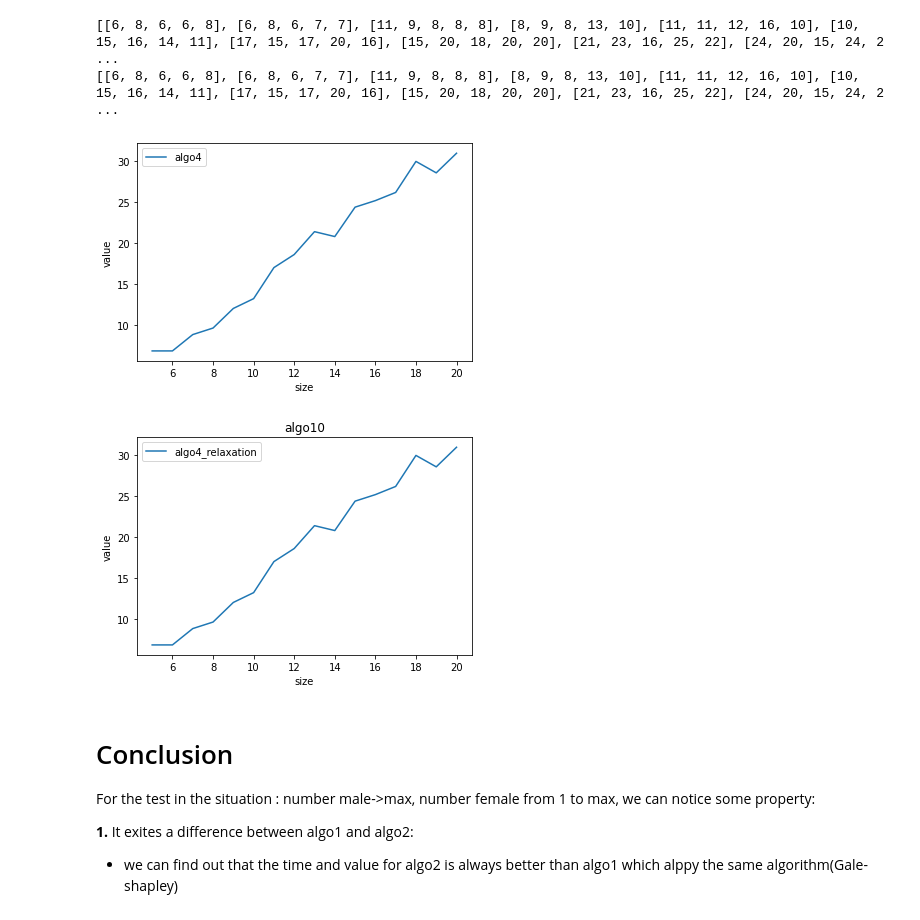
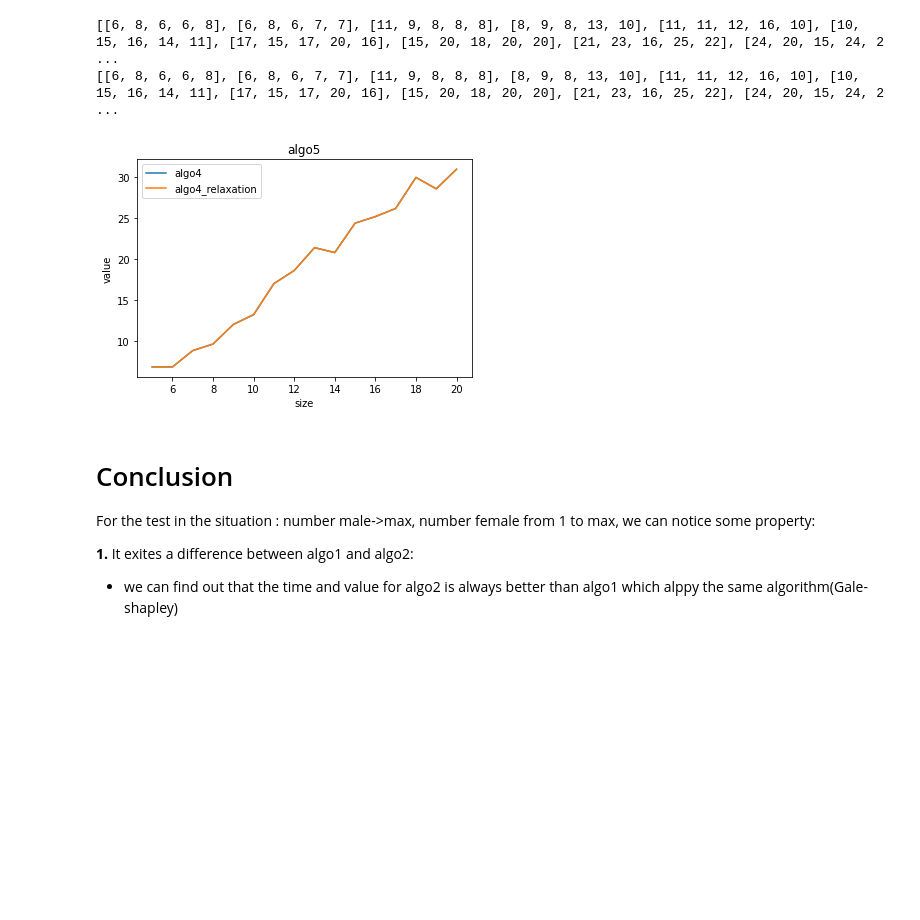
Before and after one commit to xinyuhuang97/projet_androide_sm, a Jupyter notebook: Projet_SM/results.ipynb, the cells around one changed output. Drawn from its saved outputs; the diff is of its cells as text; code cells hidden in the pictures; blank space fills up the shorter version.

```diff
--- a/Projet_SM/results.ipynb
+++ b/Projet_SM/results.ipynb
@@ -110,6 +110,8 @@ for i in range(5,(size_S+1)):
         sl2.append(res2)
         sl3.append(res3)
         sl4.append(res4)
+        if res4>res3:
+            print("!!!!!!!!!!!!!!!!!Erreur!!!!!!!!!!!!!!!!!")
     sys.stdout = save_stdout
     print("i==",i)
     lv1.append(sl1)
@@ -615,30 +625,26 @@ print(new_lv2)
 # %%
 Lg=[i for i in range(5,(size_S+1))]
 
 
 max_v1=np.max(new_lv1,axis=1)
 min_v1=np.min(new_lv1,axis=1)
 max_v2=np.max(new_lv2,axis=1)
 min_v2=np.min(new_lv2,axis=1)
 
 #plt.fill_between(Lg, max_v1,min_v1, alpha=0.25, linewidth=0,)
 plt.plot(Lg,np.mean(new_lv1,axis=1),label="algo4")
-plt.xlabel("size")
-plt.ylabel("value")
-plt.legend()
-plt.show()
+
 
 
 #plt.fill_between(Lg, max_v2,min_v2, alpha=0.25, linewidth=0,)
 plt.plot(Lg,np.mean(new_lv2,axis=1),label="algo4_relaxation")
 plt.title("algo"+str(nb_algo))
 plt.xlabel("size")
 plt.ylabel("value")
 plt.legend()
 plt.show()
 # %% [output]
-[figure, old version]
+[figure, new version]
-[figure, removed]
 # %% [markdown]
 # Conclusion
 
```
Also changed, not shown: parts of 4 cells of this notebook, 5 other files.
